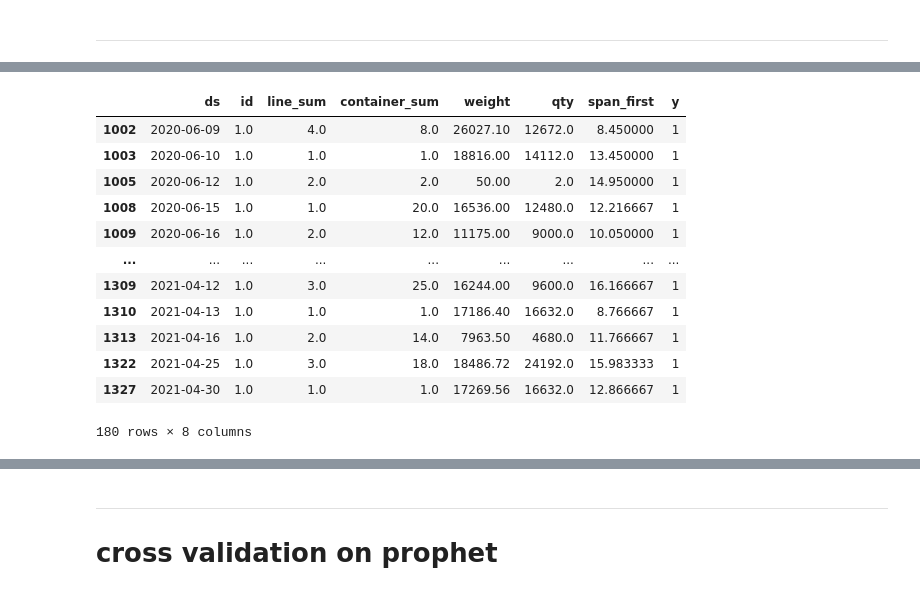
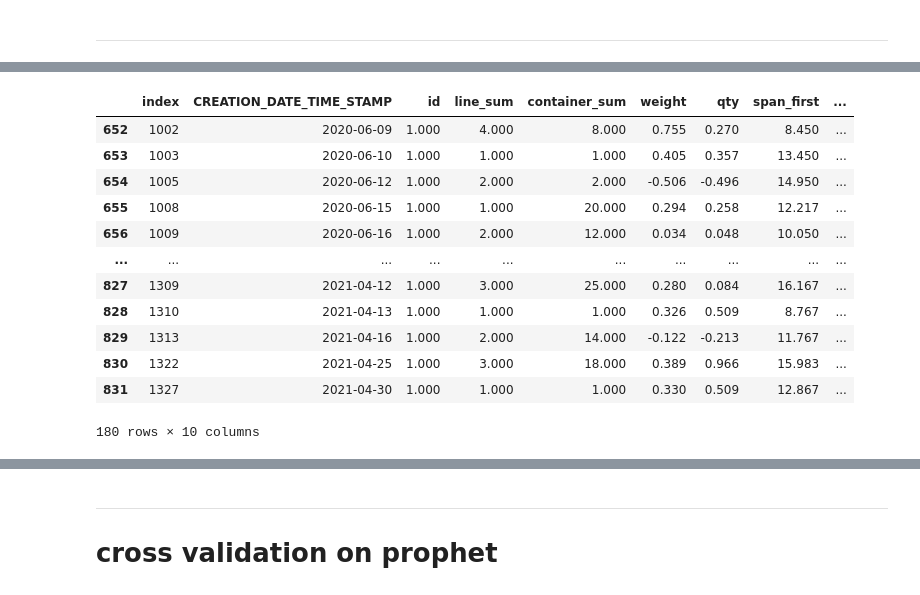
Before and after one commit to fyenne/play3_timeseries, a Jupyter notebook: hpi_out.ipynb, the cells around one changed output, grey strips where cells are left out. Drawn from its saved outputs; the diff is of its cells as text; code cells hidden in the pictures.

```diff
--- a/hpi_out.ipynb
+++ b/hpi_out.ipynb
@@ -516,0 +753,2 @@ accuracy_score(test_labels, pred_1_lable2)
+# %%
+df_2_all = pd.DataFrame(pd.concat([x_train2, x_test2], axis = 0)).reset_index(); df_2_all
@@ -516,0 +769,14 @@ accuracy_score(test_labels, pred_1_lable2)
+# %%
+pd.set_option('display.float_format', lambda x: '%.3f' % x)
+from sklearn.compose import ColumnTransformer
+from sklearn.preprocessing import StandardScaler
+
+tran3 = ColumnTransformer([
+        ('somename', StandardScaler(), ['weight', 'qty', 'qty_tar'])
+    ])
+tran3.fit(df_2_all[['weight', 'qty', 'qty_tar']])
+
+df_2_all[['weight', 'qty',  'qty_tar']] = pd.DataFrame(
+    tran3.fit_transform(df_2_all[['weight', 'qty', 'qty_tar']])
+
+)
@@ -517,18 +799,26 @@ accuracy_score(test_labels, pred_1_lable2)
+# %%
+# tran2.fit(x_train2[['weight', 'qty', 'span_first']])
+# tran2.transform(x_test2[['weight', 'qty', 'span_first']])
+
+df_2_all =df_2_all.fillna(0)
+# %%
+x_train2 = df_2_all.iloc[0:652,:]
+x_test2 = df_2_all.iloc[652:,:]
 # %%
 # m.plot_components(m.predict(x_test1))
 # plt.show()
-x_test2 = x_test1[x_test1['y'] == 1]
+x_test2
 # %% [output]
-|  | ds | id | line_sum | container_sum | weight | qty | span_first | y |
-| 1002 | 2020-06-09 | 1.0 | 4.0 | 8.0 | 26027.10 | 12672.0 | 8.450000 | 1 |
-| 1003 | 2020-06-10 | 1.0 | 1.0 | 1.0 | 18816.00 | 14112.0 | 13.450000 | 1 |
-| 1005 | 2020-06-12 | 1.0 | 2.0 | 2.0 | 50.00 | 2.0 | 14.950000 | 1 |
-| 1008 | 2020-06-15 | 1.0 | 1.0 | 20.0 | 16536.00 | 12480.0 | 12.216667 | 1 |
-| 1009 | 2020-06-16 | 1.0 | 2.0 | 12.0 | 11175.00 | 9000.0 | 10.050000 | 1 |
-| ... | ... | ... | ... | ... | ... | ... | ... | ... |
-| 1309 | 2021-04-12 | 1.0 | 3.0 | 25.0 | 16244.00 | 9600.0 | 16.166667 | 1 |
-| 1310 | 2021-04-13 | 1.0 | 1.0 | 1.0 | 17186.40 | 16632.0 | 8.766667 | 1 |
-| 1313 | 2021-04-16 | 1.0 | 2.0 | 14.0 | 7963.50 | 4680.0 | 11.766667 | 1 |
-| 1322 | 2021-04-25 | 1.0 | 3.0 | 18.0 | 18486.72 | 24192.0 | 15.983333 | 1 |
-| 1327 | 2021-04-30 | 1.0 | 1.0 | 1.0 | 17269.56 | 16632.0 | 12.866667 | 1 |
+|  | index | CREATION_DATE_TIME_STAMP | id | line_sum | container_sum | weight | qty | span_first | ... |
+| 652 | 1002 | 2020-06-09 | 1.000 | 4.000 | 8.000 | 0.755 | 0.270 | 8.450 | ... |
+| 653 | 1003 | 2020-06-10 | 1.000 | 1.000 | 1.000 | 0.405 | 0.357 | 13.450 | ... |
+| 654 | 1005 | 2020-06-12 | 1.000 | 2.000 | 2.000 | -0.506 | -0.496 | 14.950 | ... |
+| 655 | 1008 | 2020-06-15 | 1.000 | 1.000 | 20.000 | 0.294 | 0.258 | 12.217 | ... |
+| 656 | 1009 | 2020-06-16 | 1.000 | 2.000 | 12.000 | 0.034 | 0.048 | 10.050 | ... |
+| ... | ... | ... | ... | ... | ... | ... | ... | ... | ... |
+| 827 | 1309 | 2021-04-12 | 1.000 | 3.000 | 25.000 | 0.280 | 0.084 | 16.167 | ... |
+| 828 | 1310 | 2021-04-13 | 1.000 | 1.000 | 1.000 | 0.326 | 0.509 | 8.767 | ... |
+| 829 | 1313 | 2021-04-16 | 1.000 | 2.000 | 14.000 | -0.122 | -0.213 | 11.767 | ... |
+| 830 | 1322 | 2021-04-25 | 1.000 | 3.000 | 18.000 | 0.389 | 0.966 | 15.983 | ... |
+| 831 | 1327 | 2021-04-30 | 1.000 | 1.000 | 1.000 | 0.330 | 0.509 | 12.867 | ... |
-180 rows × 8 columns
+180 rows × 10 columns
```
Also changed, not shown: parts of 36 cells of this notebook.
